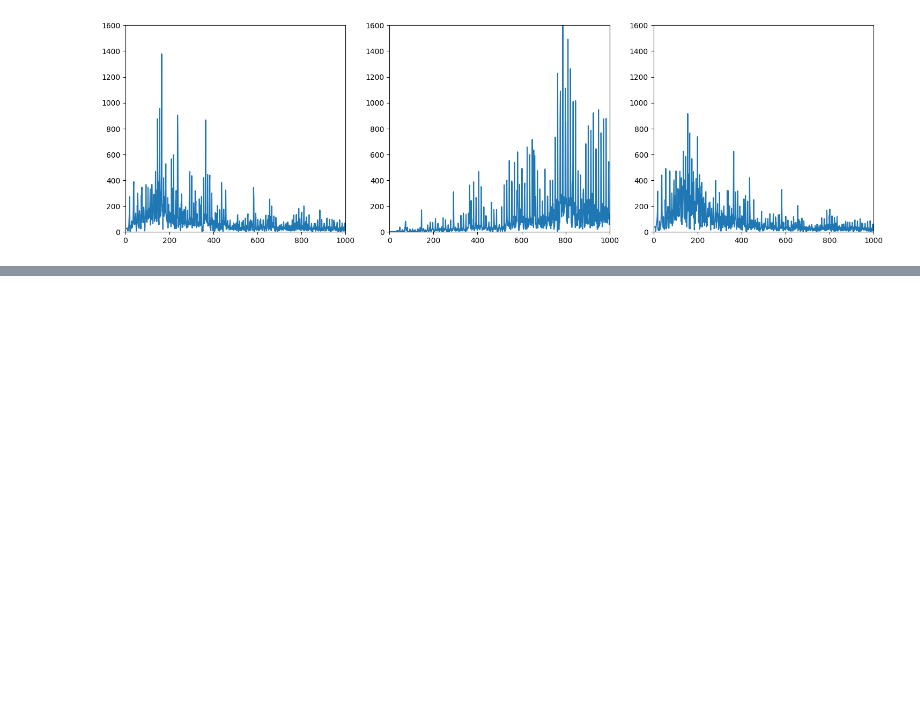
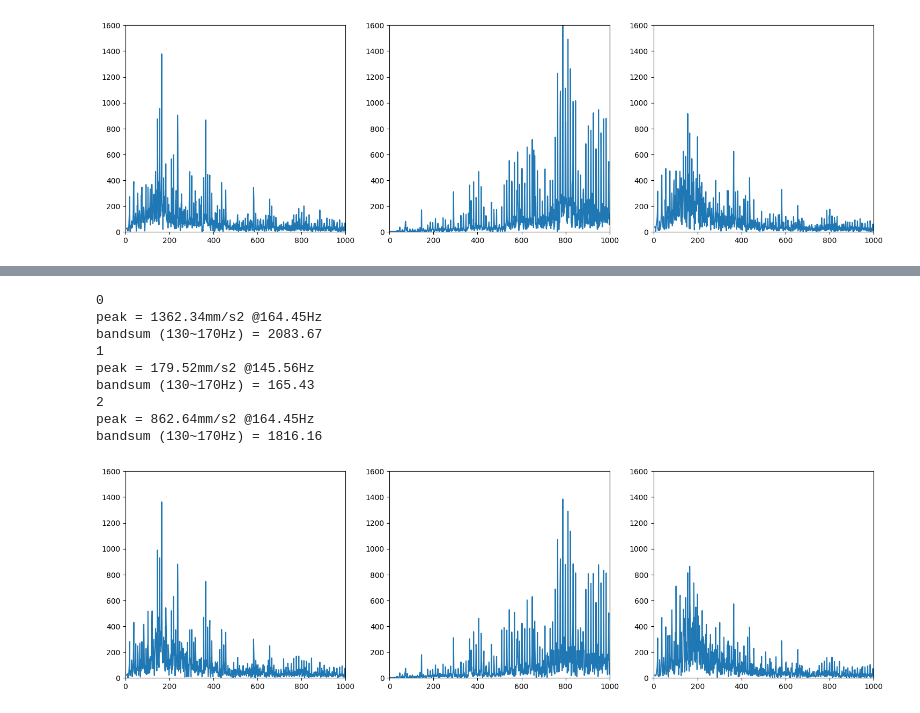
Before and after one commit to hskim-py/REPS_Low_Frequency_NVH_Post, a Jupyter notebook: Ansys_motion_post_result_RBNA_Low_frequency_NVH_FFT_25r2_Input정입력_조건.ipynb, the cells around one changed output, grey strips where cells are left out. Drawn from its saved outputs; the diff is of its cells as text; code cells hidden in the pictures; blank space fills up the shorter version.

```diff
--- a/Ansys_motion_post_result_RBNA_Low_frequency_NVH_FFT_25r2_Input정입력_조건.ipynb
+++ b/Ansys_motion_post_result_RBNA_Low_frequency_NVH_FFT_25r2_Input정입력_조건.ipynb
@@ -423,0 +452,21 @@ bandsum (130~170Hz) = 940.65
+# %%
+#볼 너트 1열 데이터 SWAP
+target = "TIE_ROD_R"
+paths_list = ["Acceleration/X", "Acceleration/Y", "Acceleration/Z"]
+install_path = os.environ['AWP_ROOT252']
+file_path = os.path.join(install_path, r'C:\00_Project_ssd\JX_Assy\JX_deflector_angle_WOW2_BOB1_MVA60_row1.dfr')
+FFT_start_time = 0.1
+FFT_end_time = 1
+
+analyze_acceleration_data(target, paths_list, file_path, FFT_start_time, FFT_end_time)
+# %% [output]
+0
+peak = 1362.34mm/s2 @164.45Hz
+bandsum (130~170Hz) = 2083.67
+1
+peak = 179.52mm/s2 @145.56Hz
+bandsum (130~170Hz) = 165.43
+2
+peak = 862.64mm/s2 @164.45Hz
+bandsum (130~170Hz) = 1816.16
+[figure, added]
```
Also changed, not shown: parts of 7 cells of this notebook.
